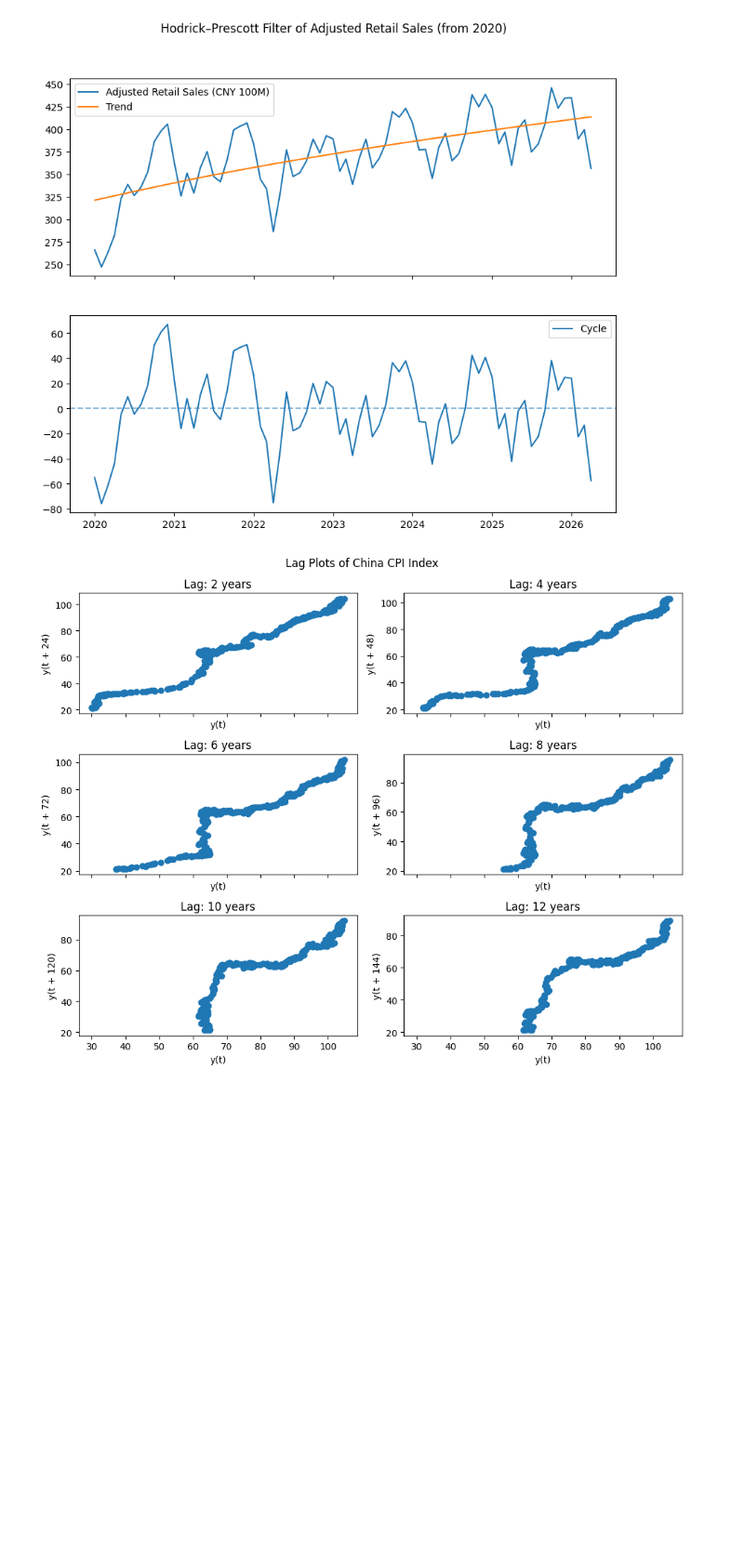
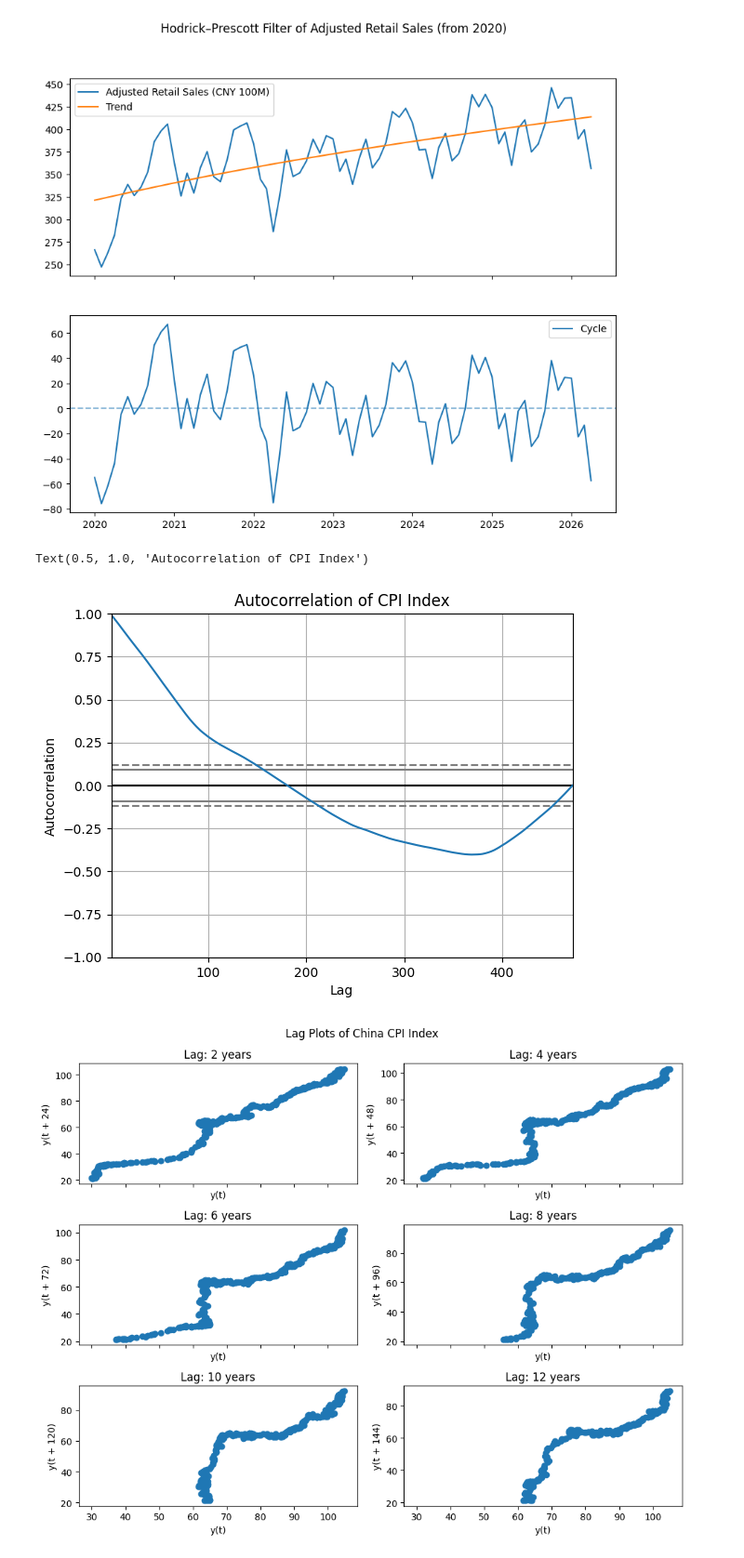
Before and after one commit to FlyingCuteCats/Freetime-Projects, a Jupyter notebook: China Retail Sales/Process.ipynb, the cells around one changed output. Shown at 93% size. Saved outputs shown, nothing was run; the diff lists cells and outputs as text; code cells hidden in the pictures; blank space fills up the shorter version.

Commit message:
Autocorrelation plots added

```diff
--- a/China Retail Sales/Process.ipynb
+++ b/China Retail Sales/Process.ipynb
@@ -295,6 +295,12 @@ plt.suptitle('Hodrick–Prescott Filter of Adjusted Retail Sales (from 2020)')
 plt.show()
 # %% [output]
 [figure]
+# %%
+pd.plotting.autocorrelation_plot(cncpi_ts)
+plt.title("Autocorrelation of CPI Index")
+# %% [output]
+Text(0.5, 1.0, 'Autocorrelation of CPI Index')
+[figure, added]
 # %%
 fig, axs = plt.subplots(3, 2, figsize=(10,8),sharex=True)
 axs_flat = axs.flatten()
```
Also changed, not shown: parts of 1 cell of this notebook.
